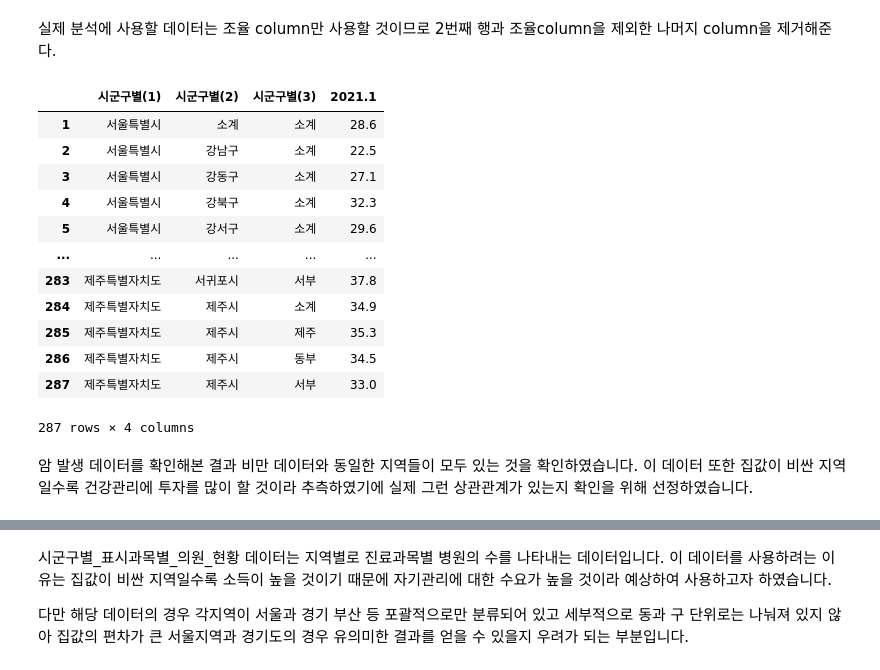
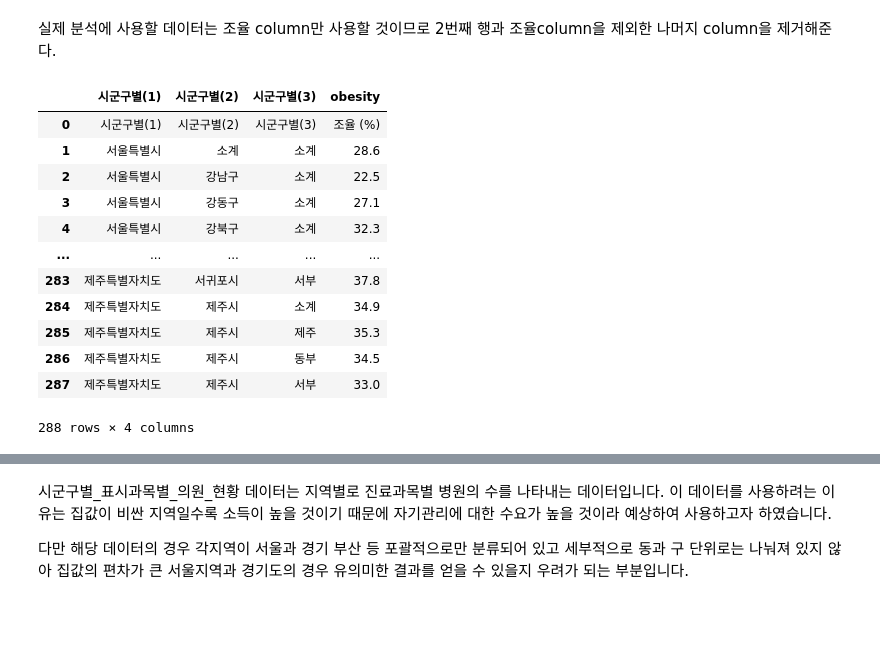
Before and after one commit to dongyoon9802/pythonAnalasys, a Jupyter notebook: pyhtonAnalysis.ipynb, the cells around one changed output, grey strips where cells are left out. Drawn from its saved outputs; the diff is of its cells as text; code cells hidden in the pictures; blank space fills up the shorter version.

```diff
--- a/pyhtonAnalysis.ipynb
+++ b/pyhtonAnalysis.ipynb
@@ -252,21 +252,19 @@ obesityData[['2021', '2021.1','2021.2','2021.3','2021.4']]
 실제 분석에 사용할 데이터는 조율 column만 사용할 것이므로 2번째 행과 조율column을 제외한 나머지 column을 제거해준다.
 # %%
 # obesityData.drop([0],inplace = True)
-obesityData.drop(['2021','2021.2','2021.3','2021.4'],inplace = True,axis = 1)
-obesityData
+obesityData_=obesityData.drop(['2021','2021.2','2021.3','2021.4'],axis = 1).rename(columns={'2021.1':'obesity'})
+obesityData_
 # %% [output]
-|  | 시군구별(1) | 시군구별(2) | 시군구별(3) | 2021.1 |
+|  | 시군구별(1) | 시군구별(2) | 시군구별(3) | obesity |
+| 0 | 시군구별(1) | 시군구별(2) | 시군구별(3) | 조율 (%) |
 | 1 | 서울특별시 | 소계 | 소계 | 28.6 |
 | 2 | 서울특별시 | 강남구 | 소계 | 22.5 |
 | 3 | 서울특별시 | 강동구 | 소계 | 27.1 |
 | 4 | 서울특별시 | 강북구 | 소계 | 32.3 |
-| 5 | 서울특별시 | 강서구 | 소계 | 29.6 |
 | ... | ... | ... | ... | ... |
 | 283 | 제주특별자치도 | 서귀포시 | 서부 | 37.8 |
 | 284 | 제주특별자치도 | 제주시 | 소계 | 34.9 |
 | 285 | 제주특별자치도 | 제주시 | 제주 | 35.3 |
 | 286 | 제주특별자치도 | 제주시 | 동부 | 34.5 |
 | 287 | 제주특별자치도 | 제주시 | 서부 | 33.0 |
-287 rows × 4 columns
+288 rows × 4 columns
-# %% [markdown]
-암 발생 데이터를 확인해본 결과 비만 데이터와 동일한 지역들이 모두 있는 것을 확인하였습니다. 이 데이터 또한 집값이 비싼 지역일수록 건강관리에 투자를 많이 할 것이라 추측하였기에 실제 그런 상관관계가 있는지 확인을 위해 선정하였습니다.
```
Also changed, not shown: parts of 11 cells of this notebook.
